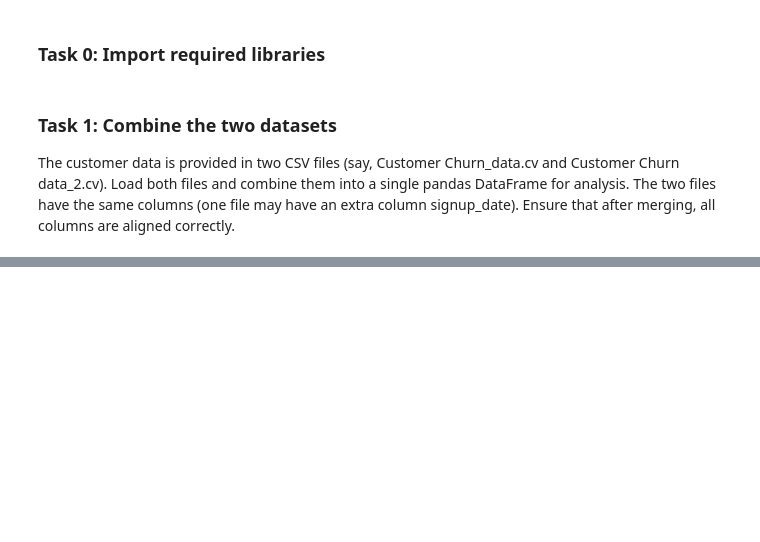
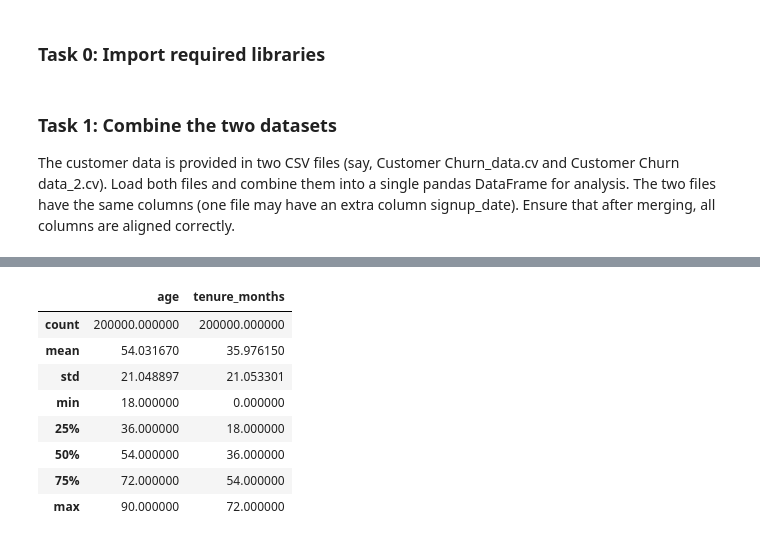
Before and after one commit to sudhirjangra/telecom_customer_churn_analysis, a Jupyter notebook: customer_churn.ipynb, the cells around one changed output, grey strips where cells are left out. Saved outputs shown, nothing was run; the diff lists cells and outputs as text; code cells hidden in the pictures; blank space fills up the shorter version.

```diff
--- a/customer_churn.ipynb
+++ b/customer_churn.ipynb
@@ -101,0 +199,12 @@ file2.head(2)
+# %%
+data.describe(include=int)
+# %% [output]
+|  | age | tenure_months |
+| count | 200000.000000 | 200000.000000 |
+| mean | 54.031670 | 35.976150 |
+| std | 21.048897 | 21.053301 |
+| min | 18.000000 | 0.000000 |
+| 25% | 36.000000 | 18.000000 |
+| 50% | 54.000000 | 36.000000 |
+| 75% | 72.000000 | 54.000000 |
+| max | 90.000000 | 72.000000 |
```
Also changed, not shown: parts of 12 cells of this notebook.
